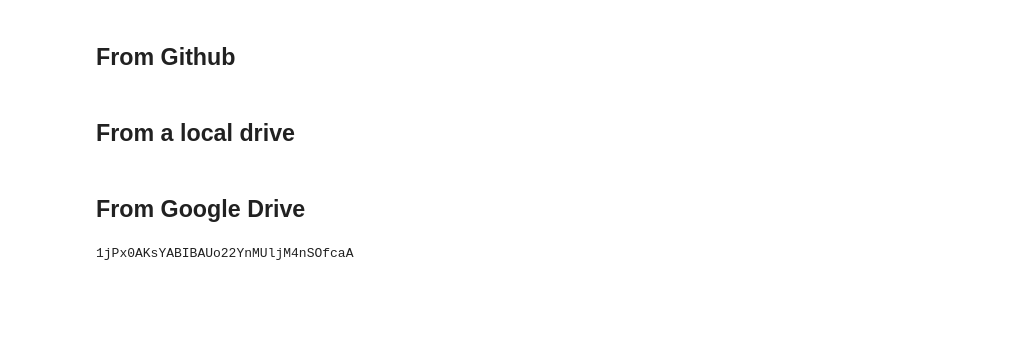
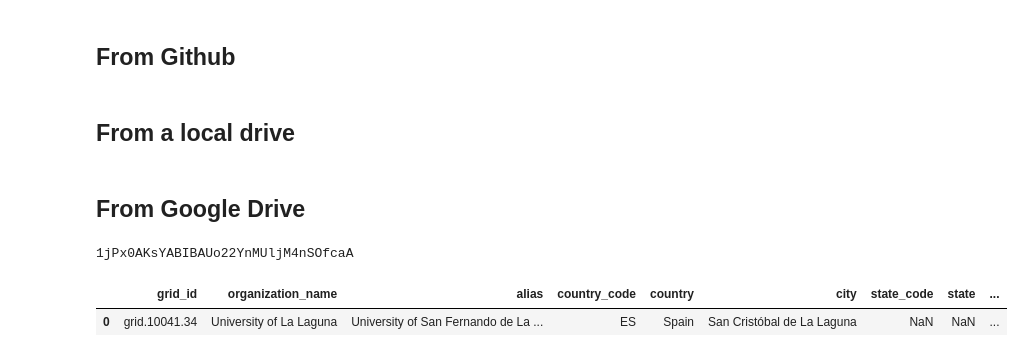
Before and after one commit to complexity-science-hub/SciFlows, a Jupyter notebook: preprocess_20230104.ipynb, the cells around one changed output. Cells and saved outputs as stored; diff of their text form; code cells hidden in the pictures; blank space fills up the shorter version.

```diff
--- a/preprocess_20230104.ipynb
+++ b/preprocess_20230104.ipynb
@@ -210,7 +198,15 @@ link = 'https://drive.google.com/file/d/1jPx0AKsYABIBAUo22YnMUljM4nSOfcaA/view?u
 # %%
+#load the org data file
 #fluff, id = link.split('=')
 id = '1jPx0AKsYABIBAUo22YnMUljM4nSOfcaA'
 print (id) # Verify that you have everything
+# id='1uAWzsA6UGRRT_q85OGFR5qkC3WBQhsuHrHDvnzqnDJo'
+downloaded = drive.CreateFile({'id':id})
+downloaded.GetContentFile('org_metadata.csv')
+df_org = pd.read_csv('org_metadata.csv', sep=";") # Dataset is now stored in a Pandas Dataframe
+df_org.head(1)
 # %% [output]
 1jPx0AKsYABIBAUo22YnMUljM4nSOfcaA
+|  | grid_id | organization_name | alias | country_code | country | city | state_code | state | ... |
+| 0 | grid.10041.34 | University of La Laguna | University of San Fernando de La ... | ES | Spain | San Cristóbal de La Laguna | NaN | NaN | ... |
 # %%
```
Also changed, not shown: parts of 21 cells of this notebook.
